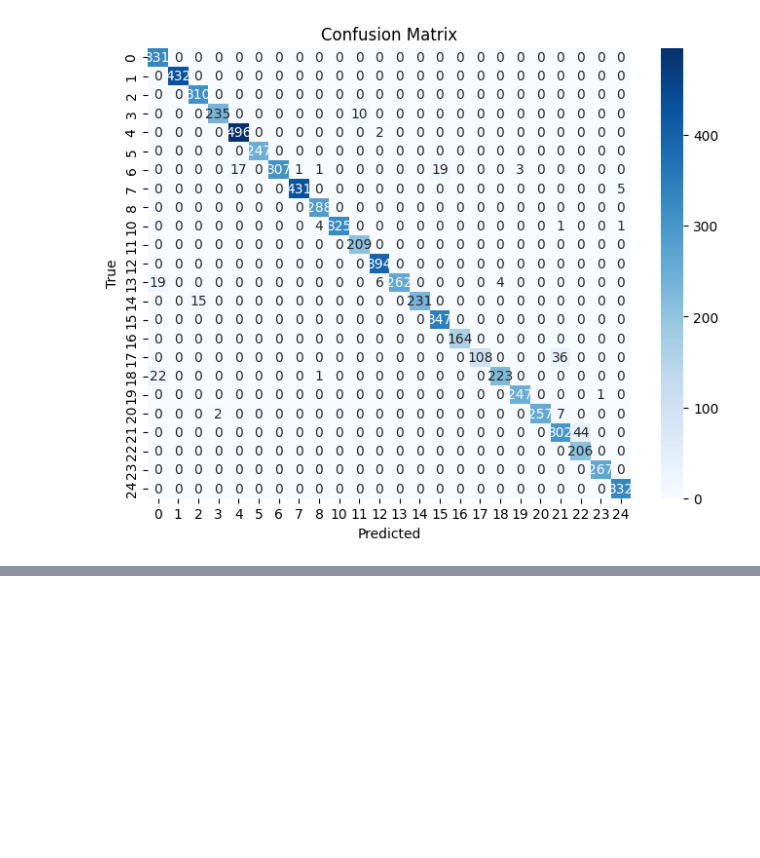
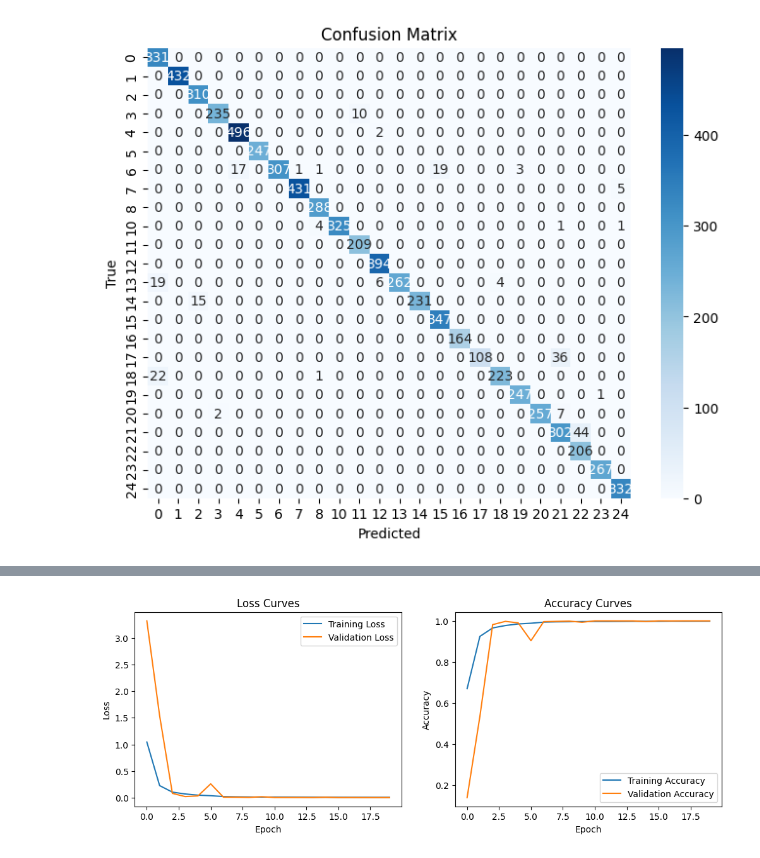
Before and after one commit to damodaramPv/ML_project, a Jupyter notebook: Project_Phase1.ipynb, the cells around one changed output, grey strips where cells are left out. Cells and saved outputs as stored; diff of their text form; code cells hidden in the pictures; blank space fills up the shorter version.

Commit message:
Tune Hyperparameters for Final Model

```diff
--- a/Project_Phase1.ipynb
+++ b/Project_Phase1.ipynb
@@ -767,0 +770,23 @@ weighted avg       0.97      0.97      0.97      7172
+# %%
+modelF_1 = Sequential()
+modelF_1.add(Conv2D(75 , (3,3) , strides = 1 , padding = 'same' , activation = 'relu' , input_shape = (28,28,1))) #Increased the number of layers
+modelF_1.add(BatchNormalization())
+modelF_1.add(MaxPool2D((2,2) , strides = 2 , padding = 'same'))
+
+modelF_1.add(Conv2D(50 , (3,3) , strides = 1 , padding = 'same' , activation = 'relu'))
+modelF_1.add(Dropout(0.2))#changed the dropout to 0.2
+modelF_1.add(BatchNormalization())
+modelF_1.add(MaxPool2D((2,2) , strides = 2 , padding = 'same'))
+
+modelF_1.add(Conv2D(25 , (3,3) , strides = 1 , padding = 'same' , activation = 'relu')) #Increased the number of layers
+modelF_1.add(BatchNormalization())
+modelF_1.add(MaxPool2D((2,2) , strides = 2 , padding = 'same'))
+
+modelF_1.add(Flatten())
+modelF_1.add(Dense(units = 512 , activation = 'relu'))  #Changed the units to 512
+modelF_1.add(Dropout(0.3))
+
+modelF_1.add(Dense(units = 24 , activation = 'softmax'))
+# %%
+modelF_1.compile(optimizer='adam' , loss = 'categorical_crossentropy' , metrics = ['accuracy']) #Changed the learning rate to 0.0001
+modelF_1.summary()
@@ -767,0 +811,2 @@ weighted avg       0.97      0.97      0.97      7172
+# %%
+historyF_1 = modelF_1.fit(datagen.flow(x_train,y_train, batch_size = 128) ,epochs = 20 , validation_data = (x_test, y_test) , callbacks = [learning_rate_reduction]) #Increased the number of epochs for better training.
@@ -767,0 +831,4 @@ weighted avg       0.97      0.97      0.97      7172
+# %%
+plotTrainCurves(historyF_1)
+# %% [output]
+[figure, added]
```
Also changed, not shown: parts of 7 cells of this notebook, 1 other file.
